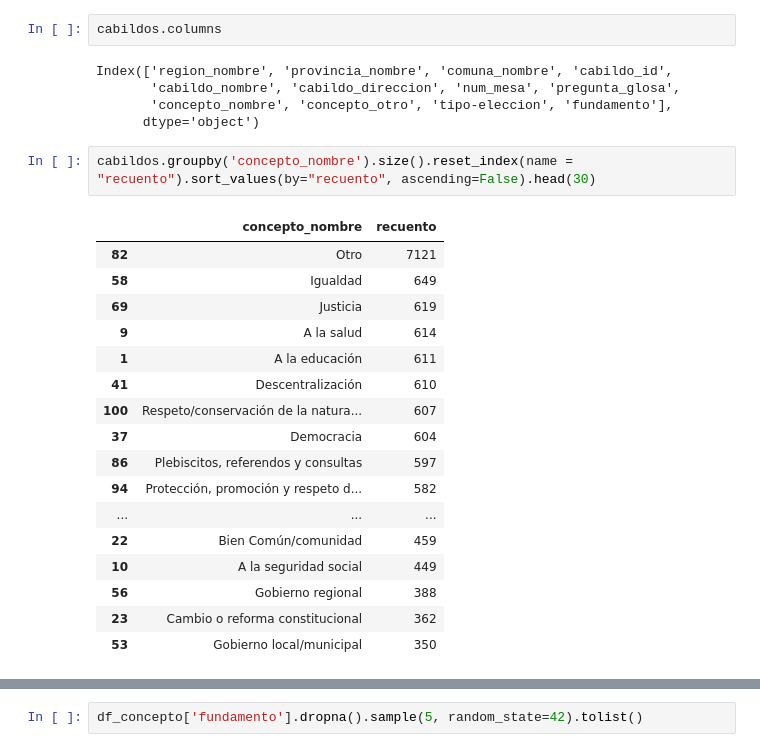
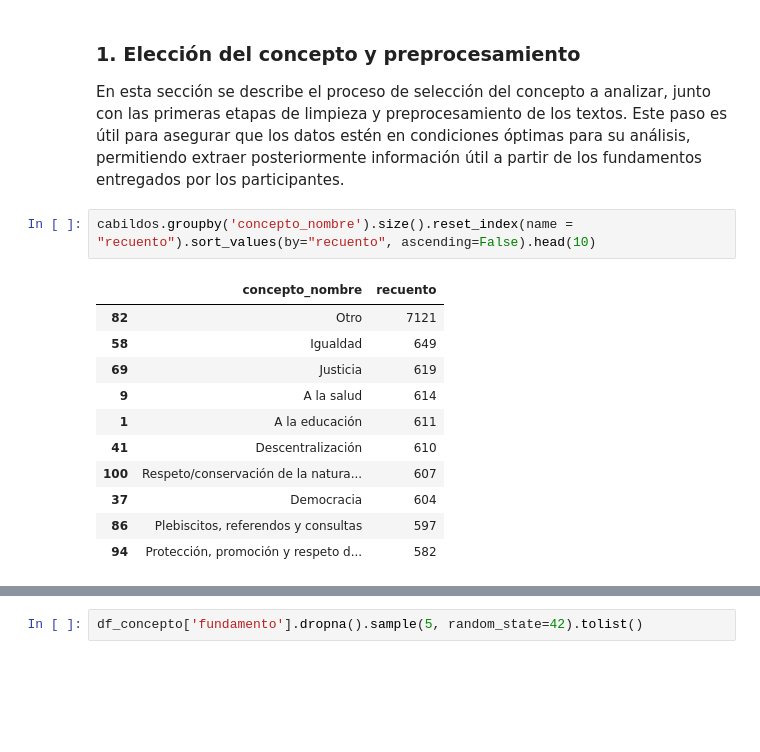
Before and after one commit to RiveraCamilo/mineria-texto-nlp, a Jupyter notebook: tarea1_camilo_rivera.ipynb, the cells around one changed output, grey strips where cells are left out. Drawn from its saved outputs; the diff is of its cells as text; blank space fills up the shorter version.

```diff
--- a/tarea1_camilo_rivera.ipynb
+++ b/tarea1_camilo_rivera.ipynb
@@ -51,30 +47,21 @@ cabildos.head()
 | 2 | Arica y Parinacota | Arica | Arica | 81 | Colegio San Marcos | Santa María 2140, Arica | ... |
 | 3 | Arica y Parinacota | Arica | Arica | 81 | Colegio San Marcos | Santa María 2140, Arica | ... |
 | 4 | Arica y Parinacota | Arica | Arica | 81 | Colegio San Marcos | Santa María 2140, Arica | ... |
-# %%
-cabildos.columns
-# %% [output]
-Index(['region_nombre', 'provincia_nombre', 'comuna_nombre', 'cabildo_id',
-       'cabildo_nombre', 'cabildo_direccion', 'num_mesa', 'pregunta_glosa',
-       'concepto_nombre', 'concepto_otro', 'tipo-eleccion', 'fundamento'],
-      dtype='object')
+# %% [markdown]
+### 1. Elección del concepto y preprocesamiento
+
+En esta sección se describe el proceso de selección del concepto a analizar, junto con las primeras etapas de limpieza y preprocesamiento de los textos. Este paso es útil para asegurar que los datos estén en condiciones óptimas para su análisis, permitiendo extraer posteriormente información útil a partir de los fundamentos entregados por los participantes.
 # %%
-cabildos.groupby('concepto_nombre').size().reset_index(name = "recuento").sort_values(by="recuento", ascending=False).head(30)
+cabildos.groupby('concepto_nombre').size().reset_index(name = "recuento").sort_values(by="recuento", ascending=False).head(10)
 # %% [output]
 |  | concepto_nombre | recuento |
 | 82 | Otro | 7121 |
 | 58 | Igualdad | 649 |
 | 69 | Justicia | 619 |
 | 9 | A la salud | 614 |
 | 1 | A la educación | 611 |
 | 41 | Descentralización | 610 |
 | 100 | Respeto/conservación de la natura... | 607 |
 | 37 | Democracia | 604 |
 | 86 | Plebiscitos, referendos y consultas | 597 |
 | 94 | Protección, promoción y respeto d... | 582 |
-| ... | ... | ... |
-| 22 | Bien Común/comunidad | 459 |
-| 10 | A la seguridad social | 449 |
-| 56 | Gobierno regional | 388 |
-| 23 | Cambio o reforma constitucional | 362 |
-| 53 | Gobierno local/municipal | 350 |
```
Also changed, not shown: parts of 37 cells of this notebook.
